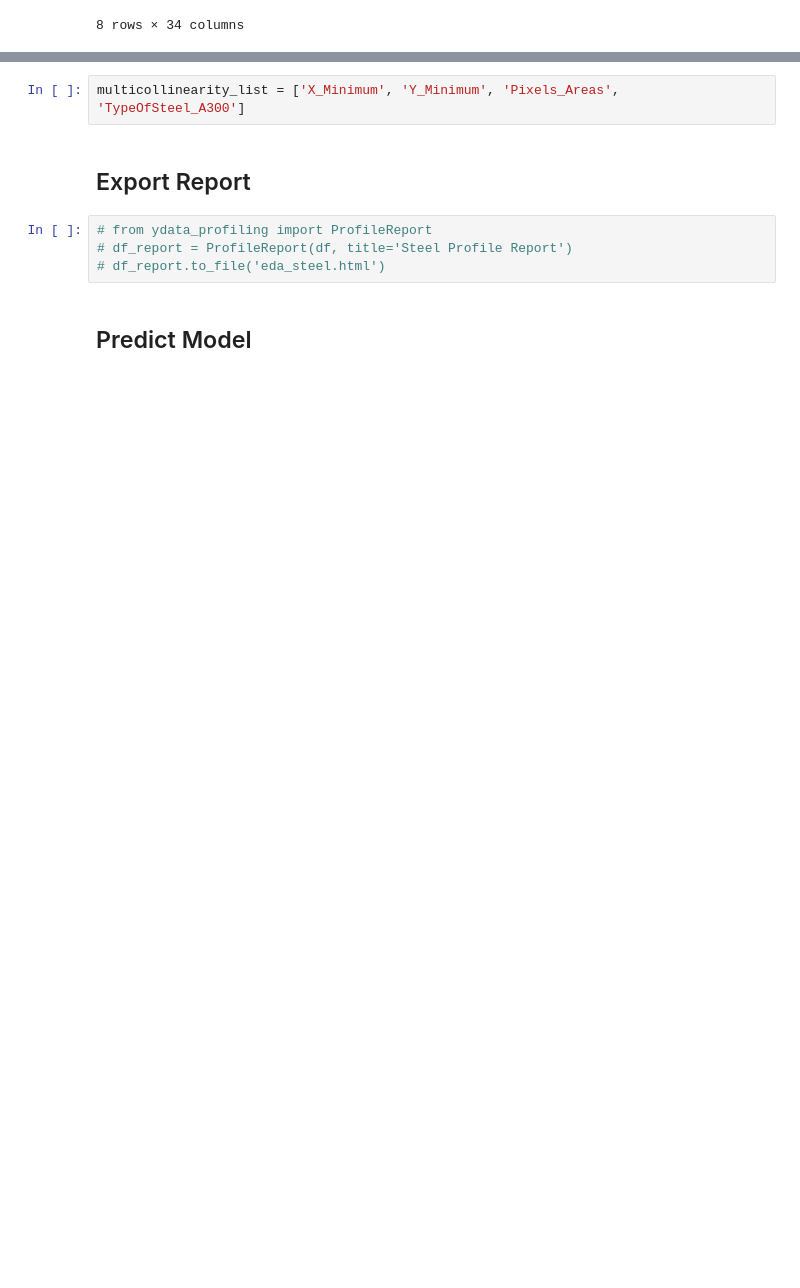
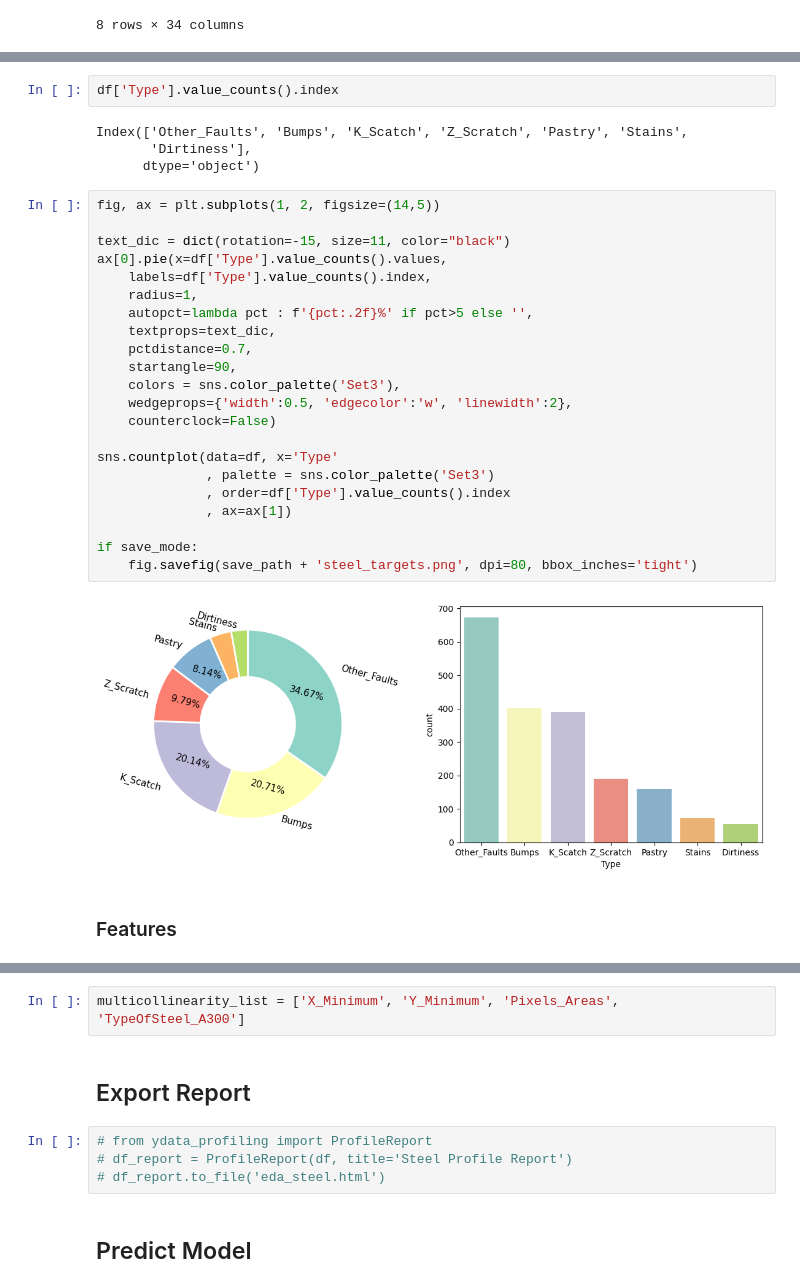
Before and after one commit to GPTeachersDay/TeamProject1, a Jupyter notebook: leeyeonjun/EDA/eda_steel.ipynb, the cells around one changed output, grey strips where cells are left out. Cells and saved outputs as stored; diff of their text form; blank space fills up the shorter version.

```diff
--- a/leeyeonjun/EDA/eda_steel.ipynb
+++ b/leeyeonjun/EDA/eda_steel.ipynb
@@ -225,0 +195,32 @@ faultstype.describe()
+# %%
+df['Type'].value_counts().index
+# %% [output]
+Index(['Other_Faults', 'Bumps', 'K_Scatch', 'Z_Scratch', 'Pastry', 'Stains',
+       'Dirtiness'],
+      dtype='object')
+# %%
+fig, ax = plt.subplots(1, 2, figsize=(14,5))
+
+text_dic = dict(rotation=-15, size=11, color="black")
+ax[0].pie(x=df['Type'].value_counts().values,
+    labels=df['Type'].value_counts().index,
+    radius=1,
+    autopct=lambda pct : f'{pct:.2f}%' if pct>5 else '',
+    textprops=text_dic,
+    pctdistance=0.7,
+    startangle=90,
+    colors = sns.color_palette('Set3'),
+    wedgeprops={'width':0.5, 'edgecolor':'w', 'linewidth':2},
+    counterclock=False)
+
+sns.countplot(data=df, x='Type'
+              , palette = sns.color_palette('Set3')
+              , order=df['Type'].value_counts().index
+              , ax=ax[1])
+
+if save_mode:
+    fig.savefig(save_path + 'steel_targets.png', dpi=80, bbox_inches='tight')
+# %% [output]
+[figure, added]
+# %% [markdown]
+### Features
```
Also changed, not shown: parts of 29 cells of this notebook, 24 other files.
